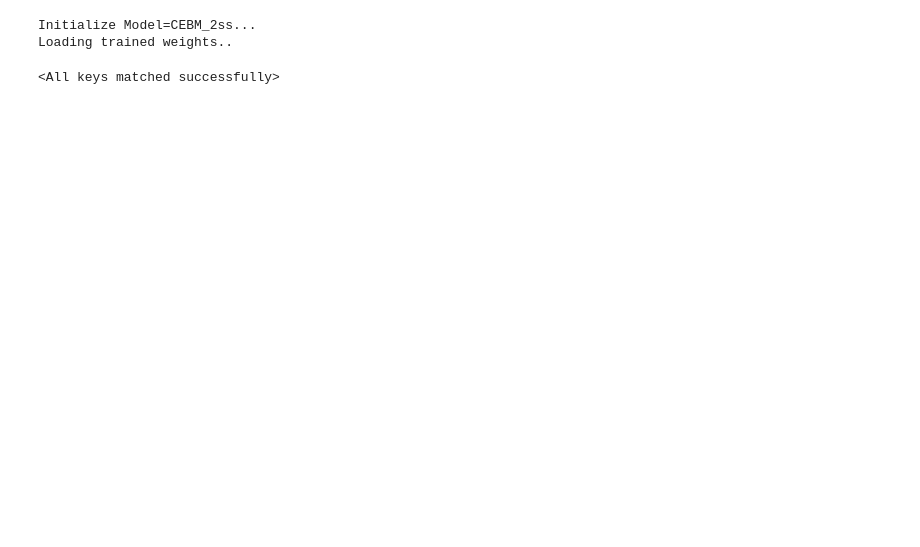
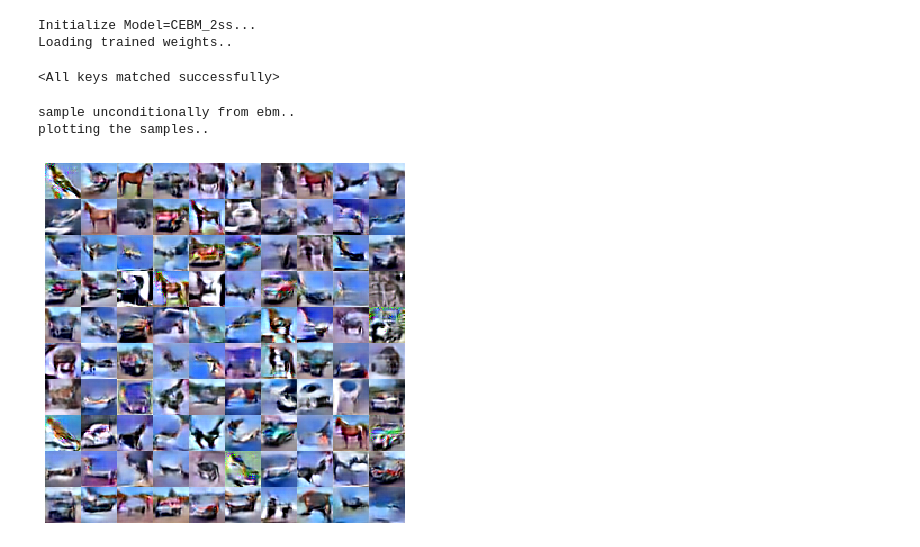
Before and after one commit to hao-w/cebm, a Jupyter notebook: sebm/notebooks/testing-cebm-sgld.ipynb, the cells around one changed output. Drawn from its saved outputs; the diff is of its cells as text; code cells hidden in the pictures; blank space fills up the shorter version.

```diff
--- a/sebm/notebooks/testing-cebm-sgld.ipynb
+++ b/sebm/notebooks/testing-cebm-sgld.ipynb
@@ -1,26 +1,32 @@
 # %%
 %matplotlib inline
 import torch
-from sebm.cebm_sgld import SGLD_sampler, init_cebm
+from sebm.sgld import SGLD_sampler
+from sebm.cebm_sgld import init_cebm
 dataset =  'cifar10' # 'svhn' # 'cifar10' # 'mnist' #  'flowers102' #
 if dataset == 'mnist' or dataset =='fashionmnist':
     input_channels, im_height, im_width = 1, 28, 28
 else:
     input_channels, im_height, im_width = 3, 32, 32
-device = torch.device('cuda:1')
+device = torch.device('cuda:0')
 arch =  'simplenet2' # 'wresnet' # 'simplenet'
-depth, width = 28, 10
 heldout = -1
 ss = 2
 seed = 1
-lr = 5e-5
+lr, reg_alpha = 5e-5, 1e-1
+# lr, reg_alpha = 5e-5, 5e-3
+lr, reg_alpha = 1e-4, 1e-1
+# lr, reg_alpha = 5e-5, 5e-2
 optimize_priors = False
-channels, kernels, strides, paddings =[64,64,32,32], [3,4,4,4], [1,2,2,2], [1,1,1,1]
-hidden_dim, latent_dim = [128], 128
+channels, kernels, strides, paddings =[64,128,256,512], [3,4,4,4], [1,2,2,2], [1,1,1,1]
+# hidden_dim, latent_dim, activation = [1024], 128, 'LeakyReLU'
+hidden_dim, latent_dim, activation = [1024], 128, 'Swish'
+
+# channels, kernels, strides, paddings =[64,64,32,32], [3,4,4,4], [1,2,2,2], [1,1,1,1]
+# hidden_dim, latent_dim, activation = [128], 128, 'Swish'
+
 data_noise_std = 3e-2
 sgld_noise_std, sgld_lr, sgld_num_steps = 7.5e-3, 2.0, 60
-reg_alpha =  5e-3
-activation = 'Swish'
 buffer_init, buffer_dup_allowed = True, True
 data_dir = '../../../sebm_data/'
 load_version = 'cebm_%sss-out=%s-d=%s-seed=%d-lr=%s-zd=%d-d_ns=%s-sgld-ns=%s-lr=%s-steps=%s-reg=%s-act=%s-arch=%s' % (ss, heldout, dataset, seed, lr, latent_dim, data_noise_std, sgld_noise_std, sgld_lr, sgld_num_steps,  reg_alpha, activation, arch)
@@ -34,7 +40,7 @@ if arch == 'wresnet':
                     hidden_dim=hidden_dim,
                     latent_dim=latent_dim,
                     act=activation)
-elif arch == 'simplenet' or arch == 'simplenet2':
+elif arch == 'simplenet2':
     ebm = init_cebm(arch=arch,
                     ss=ss,
                     optimize_priors=optimize_priors,
@@ -63,0 +136,13 @@ evaluator = Evaluator_EBM(ebm, device, dataset, data_dir, data_noise_std=1e-2)
+# %%
+images_ebm = evaluator.uncond_sampling(batch_size=100,
+                                          sgld_steps=1000,
+                                          sgld_lr=2.0,
+                                          sgld_noise_std=1e-3,
+                                          grad_clipping=False,
+                                          init_samples=None,
+                                          logging_interval=None)
+evaluator.plot_final_samples(images_ebm, fs=5, save=False)
+# %% [output]
+sample unconditionally from ebm..
+plotting the samples..
+[figure, added]
```
Also changed, not shown: parts of 20 cells of this notebook, 12 other files.
